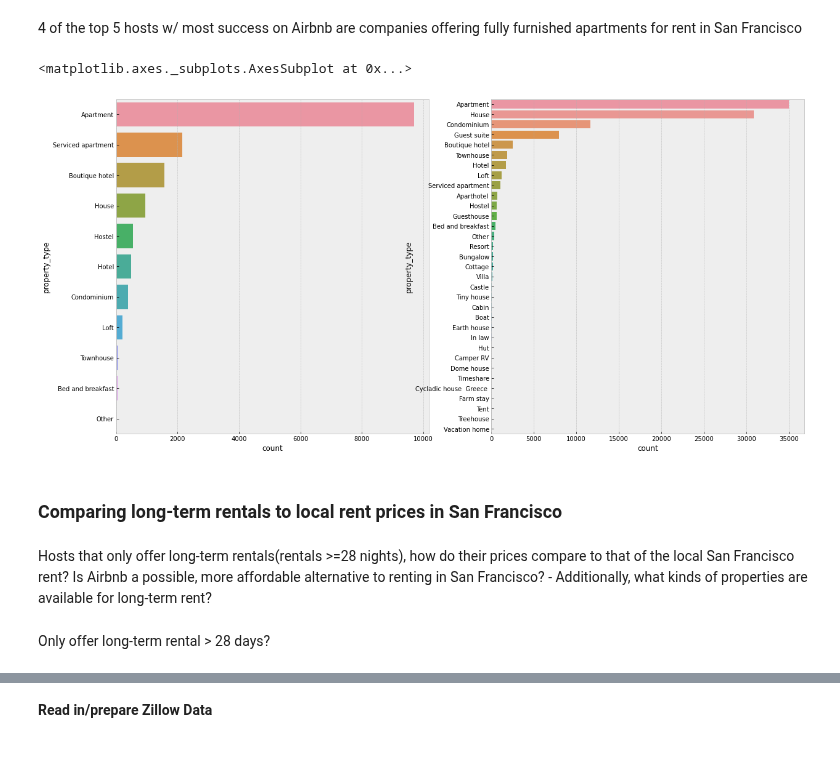
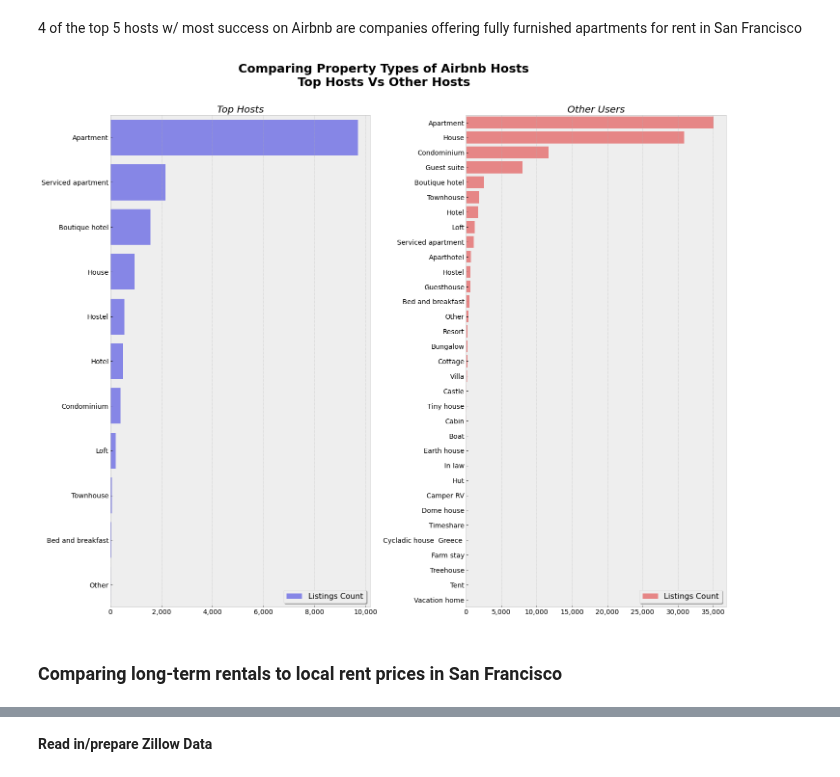
Before and after one commit to KishenSharma6/SF-Airbnb-Analysis, a Jupyter notebook: Project_Codes/02_EDA/2020_0525_Listings_EDA.ipynb, the cells around one changed output, grey strips where cells are left out. Drawn from its saved outputs; the diff is of its cells as text; code cells hidden in the pictures.

Commit message:
Listings EDA at this time is completed

```diff
--- a/Project_Codes/02_EDA/2020_0525_Listings_EDA.ipynb
+++ b/Project_Codes/02_EDA/2020_0525_Listings_EDA.ipynb
@@ -369,27 +369,56 @@ display(host_info.head(15))
 # %%
 #Subsetting host_id's of the top 15
 hosts = host_info[:15].index.tolist()
 
 #Set figure
-f, ax = plt.subplots(1,2, figsize = (20,10))
+f, ax = plt.subplots(1,2, figsize = (20,15))
 
 #Display kinds of properties available for rent
 g =sns.countplot(y = 'property_type', order = df.property_type.loc[df.host_id.isin(hosts)].value_counts().index,
+                 color='blue', alpha = .5,label = 'Listings Count',
               data = df.loc[df.host_id.isin(hosts)], ax = ax[0])
 
 #Display kinds of properties of everyone else
-j = sns.countplot(y = 'property_type', data = df.loc[~df.host_id.isin(hosts)],
+j = sns.countplot(y = 'property_type', data = df.loc[~df.host_id.isin(hosts)],color='red', alpha = .5,label = 'Listings Count',
               order = df.property_type.loc[~df.host_id.isin(hosts)].value_counts().index,
               ax = ax[1])
 
 ###Set plot aesthetics###
+#Title
+plt.suptitle('Comparing Property Types of Airbnb Hosts\nTop Hosts Vs Other Hosts', y = 1.07, fontsize = 25, fontweight = 'semibold')
+
+##Plot g##
+
+#Title
+g.set_title('Top Hosts',fontsize = 20, style = 'italic')
+
+#Axes
+g.set_xlabel('')
+g.set_ylabel('')
+g.tick_params(axis = 'both',labelsize = 14)
+g.get_xaxis().set_major_formatter(plt.FuncFormatter(lambda x, loc: "{:,}".format(int(x))))
+
+
+#Legend
+g.legend(shadow = True, fontsize = 16, loc = 'lower right')
+
+##Plot j##
+#Title
+j.set_title('Other Users',fontsize = 20, style = 'italic')
+
+#Axes
+j.set_xlabel('')
+j.set_ylabel('')
+j.tick_params(axis = 'both',labelsize = 14)
+j.get_xaxis().set_major_formatter(plt.FuncFormatter(lambda x, loc: "{:,}".format(int(x))))
+
+#Legend
+j.legend(shadow = True, fontsize = 16, loc = 'lower right')
+f.tight_layout()
+
+#Save to Visualizations file
+plt.savefig(eda_path + '/property_comparisons.png', bbox_inches='tight')
 # %% [output]
-<matplotlib.axes._subplots.AxesSubplot at 0x...>
-[figure, old version]
+[figure, new version]
 # %% [markdown]
 ### Comparing long-term rentals to local rent prices in San Francisco
-# %% [markdown]
-Hosts that only offer long-term rentals(rentals >=28 nights), how do their prices compare to that of the local San Francisco rent? Is Airbnb a possible, more affordable alternative to renting in San Francisco?
-	- Additionally, what kinds of properties are available for long-term rent?
-# %% [markdown]
-Only offer long-term rental > 28 days?
```
Also changed, not shown: parts of 22 cells of this notebook.
